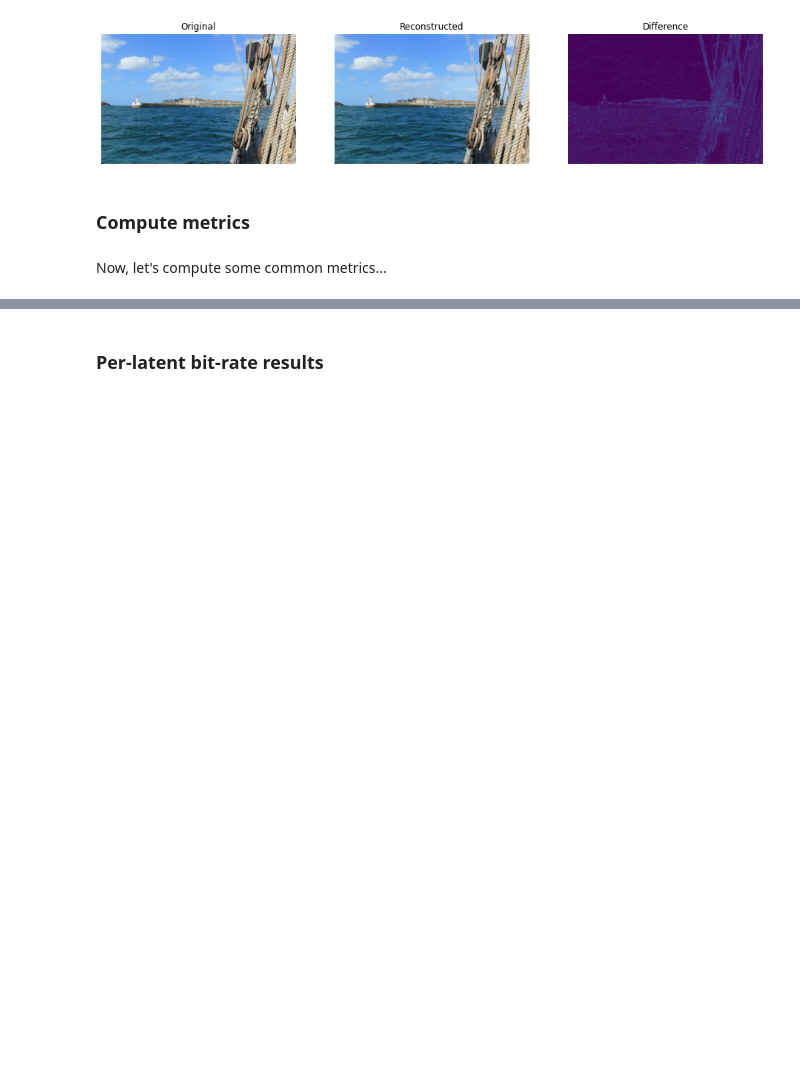
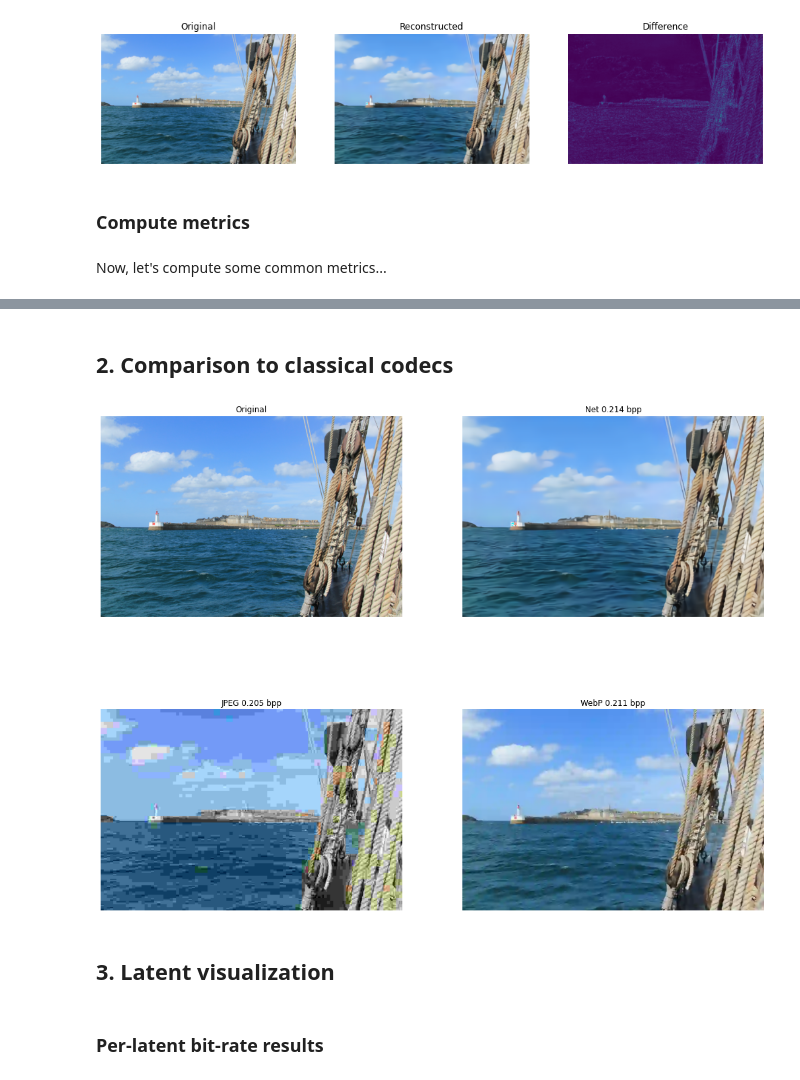
Before and after one commit to InterDigitalInc/CompressAI, a Jupyter notebook: examples/CompressAI Inference Demo.ipynb, the cells around one changed output, grey strips where cells are left out. Drawn from its saved outputs; the diff is of its cells as text; code cells hidden in the pictures; blank space fills up the shorter version.

Commit message:
Improve example notebook: fix slider + add codec comparison

```diff
--- a/examples/CompressAI Inference Demo.ipynb
+++ b/examples/CompressAI Inference Demo.ipynb
@@ -60,7 +61,7 @@ We obtain a dictionary with the decoded/reconstructed image tensor `x_hat` and t
 # %% [markdown]
 Convert the Tensor back to a 2D Pillow image:
 # %%
-rec_img = transforms.ToPILImage()(out_net['x_hat'].squeeze())
+rec_net = transforms.ToPILImage()(out_net['x_hat'].squeeze())
 # %%
 diff = torch.mean((out_net['x_hat'] - x).abs(), axis=1).squeeze()
 # %%
@@ -108,0 +110,11 @@ Bit-rate: 0.461 bpp
+# %% [markdown]
+## 2. Comparison to classical codecs
+# %%
+def pillow_encode(img, fmt='jpeg', quality=10):
+    tmp = io.BytesIO()
+    img.save(tmp, format=fmt, quality=quality)
+    tmp.seek(0)
+    filesize = tmp.getbuffer().nbytes
+    bpp = filesize * float(8) / (img.size[0] * img.size[1])
+    rec = Image.open(tmp)
+    return rec, bpp
@@ -109,3 +123,38 @@ Bit-rate: 0.461 bpp
+# %%
+def find_closest_bpp(target, img, fmt='jpeg'):
+    lower = 0
+    upper = 100
+    for i in range(10):
+        mid = (upper - lower) / 2 + lower
+        rec, bpp = pillow_encode(img, fmt=fmt, quality=int(mid))
+        if bpp > target:
+            upper = mid - 1
+        else:
+            lower = mid
+    return rec, bpp
+# %%
+target_bpp = compute_bpp(out_net)
+rec_jpeg, bpp_jpeg = find_closest_bpp(target_bpp, img)
+rec_webp, bpp_webp = find_closest_bpp(target_bpp, img, fmt='webp')
+# %%
+fig, axes = plt.subplots(2, 2, figsize=(18, 15))
+for ax in axes.ravel():
+    ax.axis('off')
+
+axes[0][0].imshow(img)
+axes[0][0].title.set_text('Original')
+axes[0][1].imshow(rec_net)
+axes[0][1].title.set_text(f'Net {target_bpp:.3f} bpp')
+axes[1][0].imshow(rec_jpeg)
+axes[1][0].title.set_text(f'JPEG {bpp_jpeg:.3f} bpp')
+axes[1][1].imshow(rec_webp)
+axes[1][1].title.set_text(f'WebP {bpp_webp:.3f} bpp')
+
+plt.show()
+# %% [output]
+[figure, added]
+# %% [markdown]
+## 3. Latent visualization
 # %% [markdown]
 ### Per-latent bit-rate results
 # %%
```
Also changed, not shown: parts of 13 cells of this notebook.
